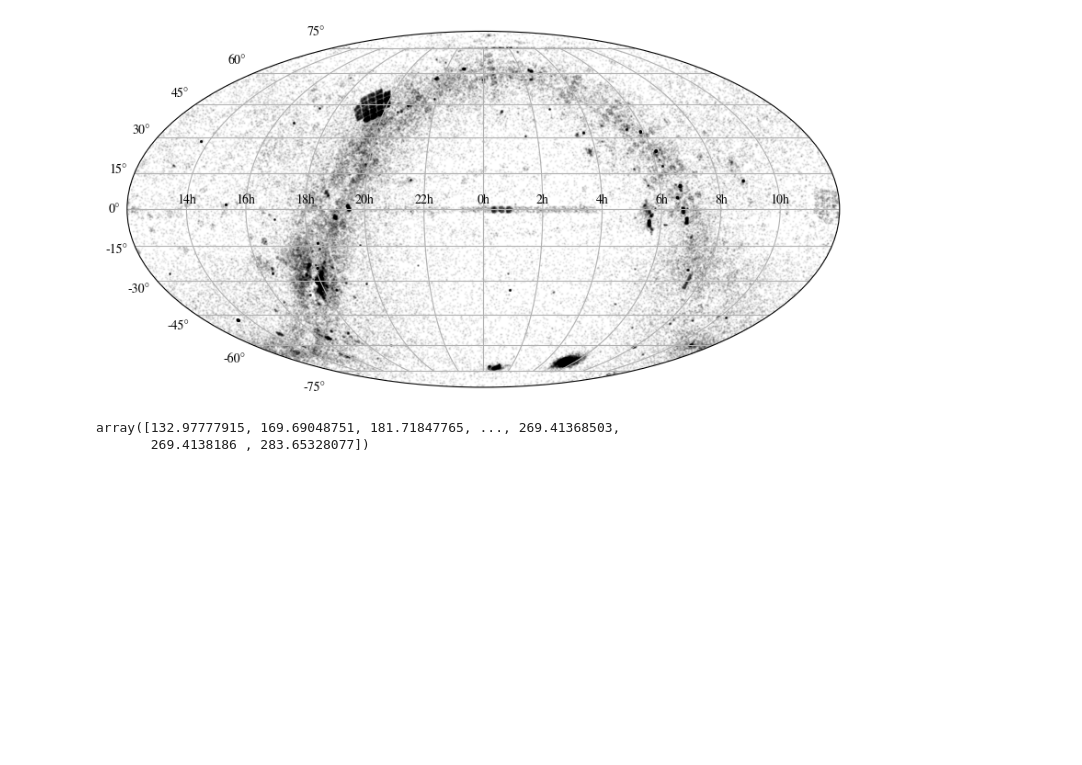
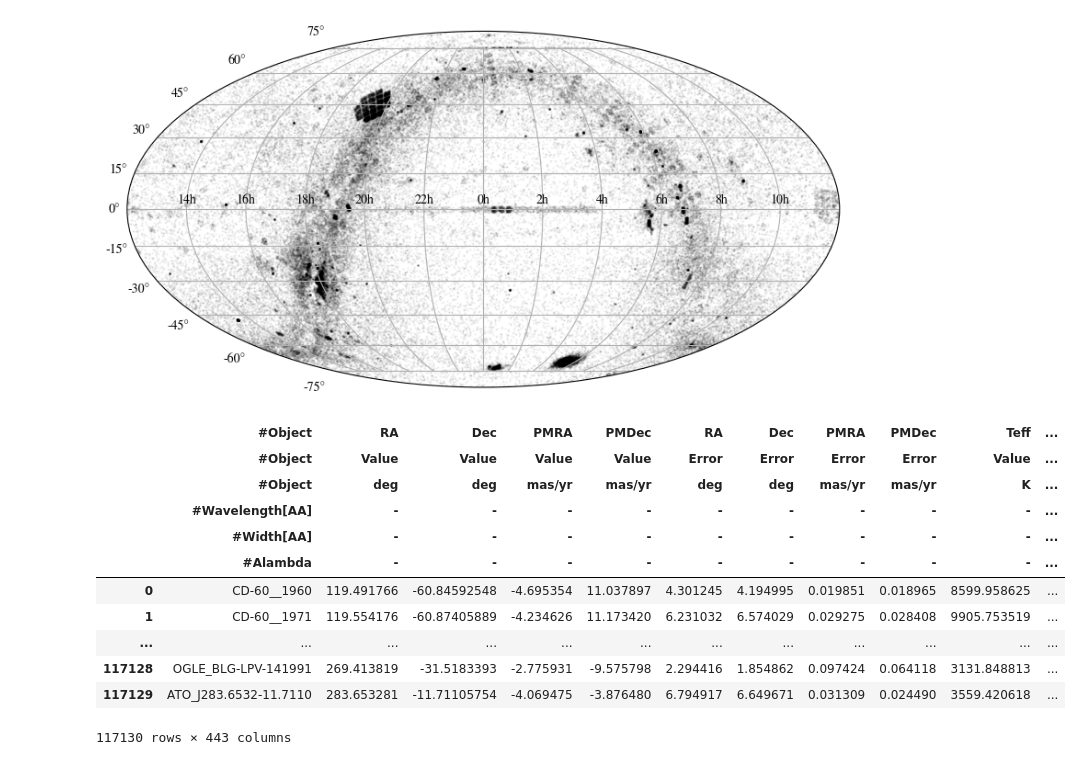
Before and after one commit to EmmaAlexander/EXPLORE, a Jupyter notebook: classifystars.ipynb, the cells around one changed output. Cells and saved outputs as stored; diff of their text form; code cells hidden in the pictures; blank space fills up the shorter version.

```diff
--- a/classifystars.ipynb
+++ b/classifystars.ipynb
@@ -102,8 +114,22 @@ plt.show()
 # %% [output]
 [figure]
 # %%
-(np.asarray(features.iloc[:,0]))
+features_all
+#goodness of fit metric
+#uncertainy per wavelength
+#look at wavebands and their standardisation
+#talk about how to qualify a goodness of fit
 # %% [output]
+|  | #Object | RA | Dec | PMRA | PMDec | RA | Dec | PMRA | PMDec | Teff | ... |
+|  | #Object | Value | Value | Value | Value | Error | Error | Error | Error | Value | ... |
+|  | #Object | deg | deg | mas/yr | mas/yr | deg | deg | mas/yr | mas/yr | K | ... |
+|  | #Wavelength[AA] | - | - | - | - | - | - | - | - | - | ... |
+|  | #Width[AA] | - | - | - | - | - | - | - | - | - | ... |
+|  | #Alambda | - | - | - | - | - | - | - | - | - | ... |
+| 0 | CD-60__1960 | 119.491766 | -60.84592548 | -4.695354 | 11.037897 | 4.301245 | 4.194995 | 0.019851 | 0.018965 | 8599.958625 | ... |
+| 1 | CD-60__1971 | 119.554176 | -60.87405889 | -4.234626 | 11.173420 | 6.231032 | 6.574029 | 0.029275 | 0.028408 | 9905.753519 | ... |
+| ... | ... | ... | ... | ... | ... | ... | ... | ... | ... | ... | ... |
+| 117128 | OGLE_BLG-LPV-141991 | 269.413819 | -31.5183393 | -2.775931 | -9.575798 | 2.294416 | 1.854862 | 0.097424 | 0.064118 | 3131.848813 | ... |
+| 117129 | ATO_J283.6532-11.7110 | 283.653281 | -11.71105754 | -4.069475 | -3.876480 | 6.794917 | 6.649671 | 0.031309 | 0.024490 | 3559.420618 | ... |
-array([132.97777915, 169.69048751, 181.71847765, ..., 269.41368503,
-       269.4138186 , 283.65328077])
+117130 rows × 443 columns
 # %%
```
Also changed, not shown: parts of 13 cells of this notebook, 9 other files.
